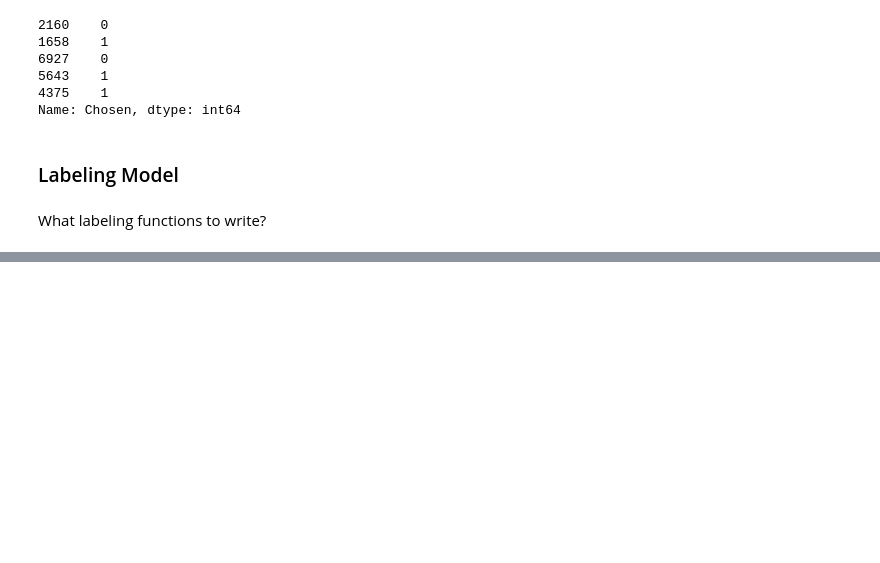
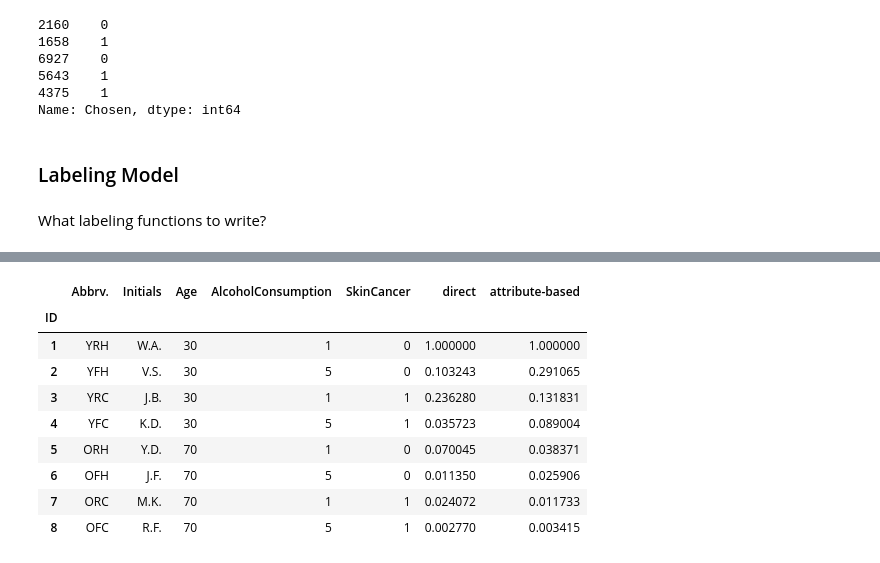
Before and after one commit to ryansteed/heuristic-moral-machine, a Jupyter notebook: jupyter/kidney-exchange.ipynb, the cells around one changed output, grey strips where cells are left out. Saved outputs shown, nothing was run; the diff lists cells and outputs as text; code cells hidden in the pictures; blank space fills up the shorter version.

```diff
--- a/jupyter/kidney-exchange.ipynb
+++ b/jupyter/kidney-exchange.ipynb
@@ -229,0 +323,7 @@ array(["I looked at the age and the other health problems.  I didn't really put
+# %%
+profile_scores = pd.DataFrame({
+    'j': [1, 3, 2, 5, 4, 7, 6, 8],
+    'direct': [1, .236280167, 0.103243396, 0.070045054, 0.035722844, 0.024072427, 0.011349772, 0.002769801],
+    'attribute-based': [1, 0.13183083, 0.29106507, 0.03837135, 0.08900390, 0.01173346, 0.02590593, 0.00341520]
+})
+profile_scores
@@ -229,0 +340,14 @@ array(["I looked at the age and the other health problems.  I didn't really put
+# %%
+patient_scores = patients.set_index('ID').join(profile_scores.set_index('j'))
+patient_scores
+# %% [output]
+|  | Abbrv. | Initials | Age | AlcoholConsumption | SkinCancer | direct | attribute-based |
+| ID |  |  |  |  |  |  |  |
+| 1 | YRH | W.A. | 30 | 1 | 0 | 1.000000 | 1.000000 |
+| 2 | YFH | V.S. | 30 | 5 | 0 | 0.103243 | 0.291065 |
+| 3 | YRC | J.B. | 30 | 1 | 1 | 0.236280 | 0.131831 |
+| 4 | YFC | K.D. | 30 | 5 | 1 | 0.035723 | 0.089004 |
+| 5 | ORH | Y.D. | 70 | 1 | 0 | 0.070045 | 0.038371 |
+| 6 | OFH | J.F. | 70 | 5 | 0 | 0.011350 | 0.025906 |
+| 7 | ORC | M.K. | 70 | 1 | 1 | 0.024072 | 0.011733 |
+| 8 | OFC | R.F. | 70 | 5 | 1 | 0.002770 | 0.003415 |
```
Also changed, not shown: parts of 23 cells of this notebook, 2 other files.
